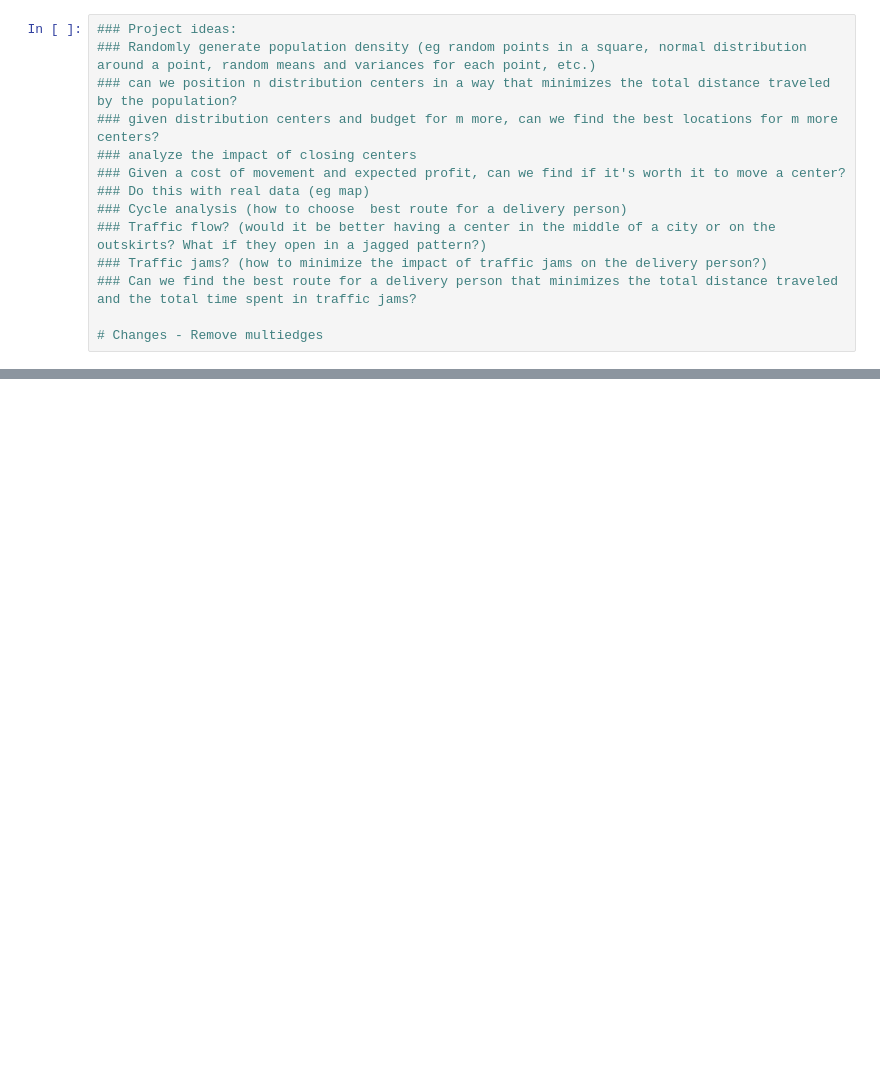
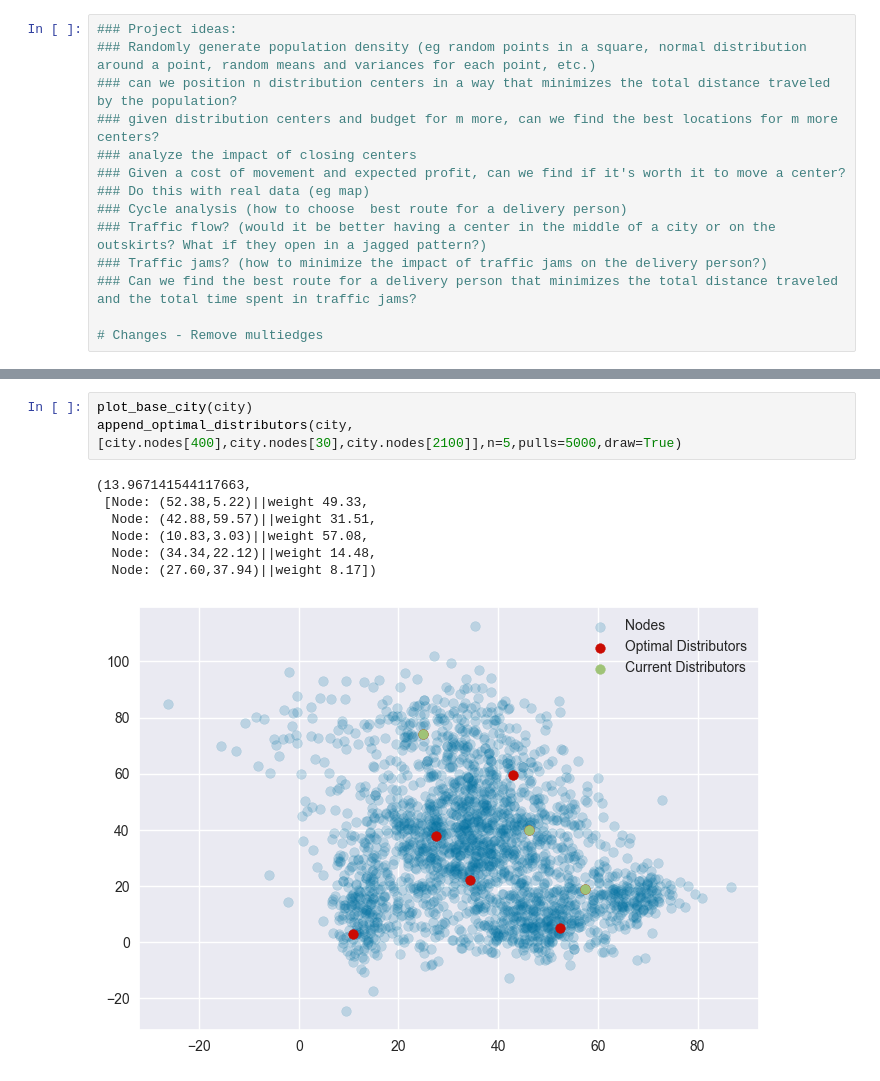
Before and after one commit to jmgpgit/Final-Project, a Jupyter notebook: src/population_distributions.ipynb, the cells around one changed output, grey strips where cells are left out. Drawn from its saved outputs; the diff is of its cells as text; blank space fills up the shorter version.

```diff
--- a/src/population_distributions.ipynb
+++ b/src/population_distributions.ipynb
@@ -228,0 +272,11 @@ optimal_distributors(city,elbow,pulls=5000,csr = dij_matrix,draw=True)
+# %%
+plot_base_city(city)
+append_optimal_distributors(city, [city.nodes[400],city.nodes[30],city.nodes[2100]],n=5,pulls=5000,draw=True)
+# %% [output]
+(13.967141544117663,
+ [Node: (52.38,5.22)||weight 49.33,
+  Node: (42.88,59.57)||weight 31.51,
+  Node: (10.83,3.03)||weight 57.08,
+  Node: (34.34,22.12)||weight 14.48,
+  Node: (27.60,37.94)||weight 8.17])
+[figure, added]
```
Also changed, not shown: parts of 26 cells of this notebook.
